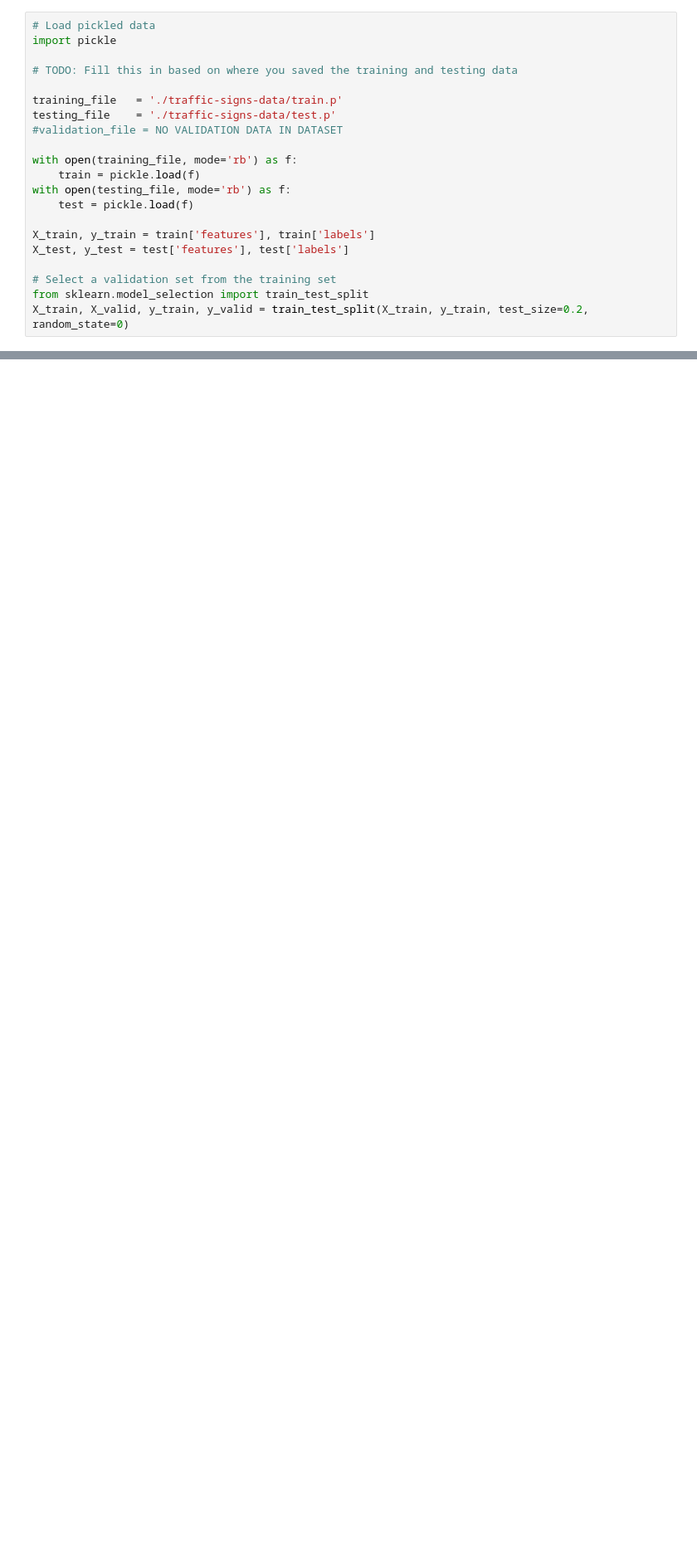
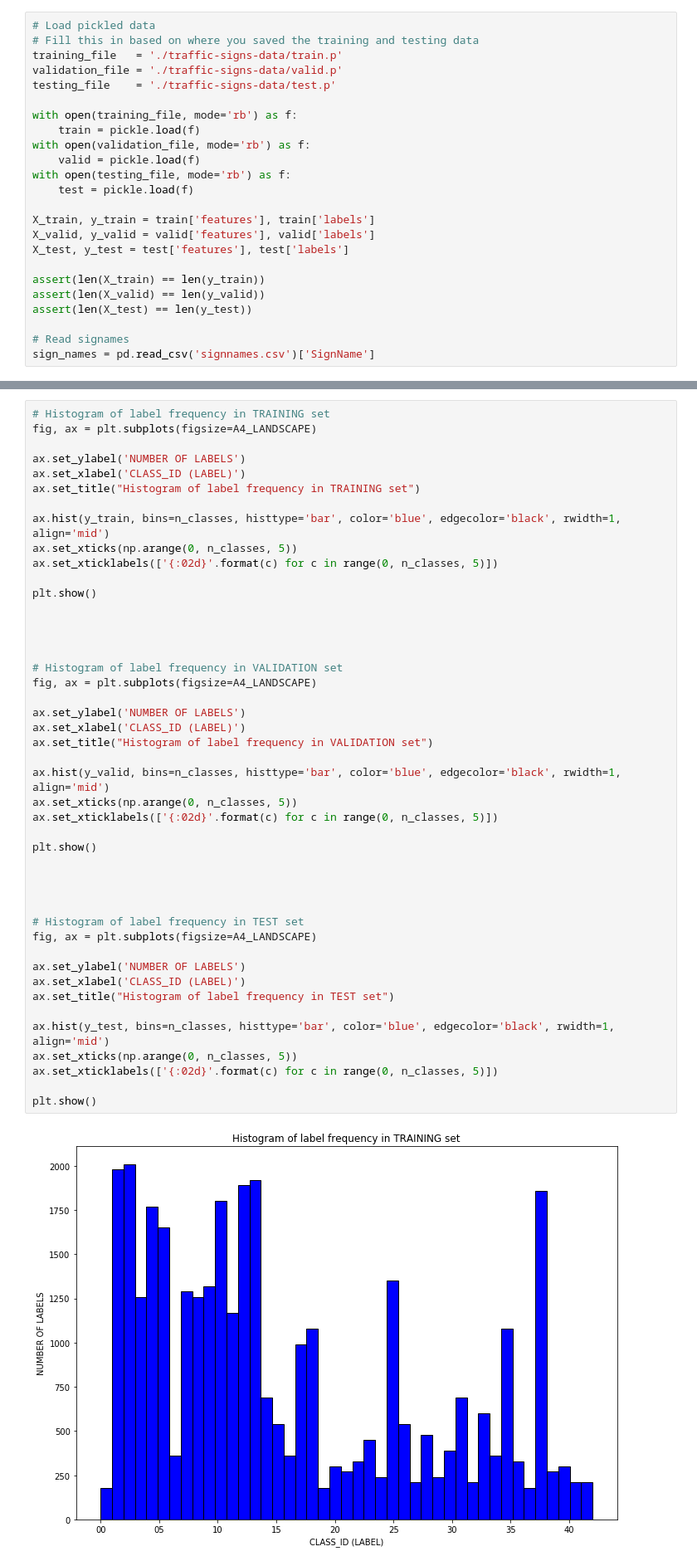
Before and after one commit to luk6xff/SelfDrivingCarND, a Jupyter notebook: CarND-Traffic-Sign-Classifier-P3/Traffic_Sign_Classifier.ipynb, the cells around one changed output, grey strips where cells are left out. Shown at 83% size. Drawn from its saved outputs; the diff is of its cells as text; blank space fills up the shorter version.

```diff
--- a/CarND-Traffic-Sign-Classifier-P3/Traffic_Sign_Classifier.ipynb
+++ b/CarND-Traffic-Sign-Classifier-P3/Traffic_Sign_Classifier.ipynb
@@ -28,24 +43,27 @@ The [rubric](https://review.udacity.com/#!/rubrics/481/view) contains "Stand Out
 # %%
 # Load pickled data
-import pickle
-
-# TODO: Fill this in based on where you saved the training and testing data
-
+# Fill this in based on where you saved the training and testing data
 training_file   = './traffic-signs-data/train.p'
+validation_file = './traffic-signs-data/valid.p'
 testing_file    = './traffic-signs-data/test.p'
-#validation_file = NO VALIDATION DATA IN DATASET
 
 with open(training_file, mode='rb') as f:
     train = pickle.load(f)
+with open(validation_file, mode='rb') as f:
+    valid = pickle.load(f)
 with open(testing_file, mode='rb') as f:
     test = pickle.load(f)
 
 X_train, y_train = train['features'], train['labels']
+X_valid, y_valid = valid['features'], valid['labels']
 X_test, y_test = test['features'], test['labels']
 
-# Select a validation set from the training set
-from sklearn.model_selection import train_test_split
-X_train, X_valid, y_train, y_valid = train_test_split(X_train, y_train, test_size=0.2, random_state=0)
+assert(len(X_train) == len(y_train))
+assert(len(X_valid) == len(y_valid))
+assert(len(X_test) == len(y_test))
+
+# Read signames
+sign_names = pd.read_csv('signnames.csv')['SignName']
 # %% [markdown]
 ---
 
@@ -139,0 +153,47 @@ IndexError: index 4 is out of bounds for axis 1 with size 4
+# %%
+# Histogram of label frequency in TRAINING set
+fig, ax = plt.subplots(figsize=A4_LANDSCAPE)
+
+ax.set_ylabel('NUMBER OF LABELS')
+ax.set_xlabel('CLASS_ID (LABEL)')
+ax.set_title("Histogram of label frequency in TRAINING set")
+
+ax.hist(y_train, bins=n_classes, histtype='bar', color='blue', edgecolor='black', rwidth=1, align='mid')
+ax.set_xticks(np.arange(0, n_classes, 5))
+ax.set_xticklabels(['{:02d}'.format(c) for c in range(0, n_classes, 5)])
+
+plt.show()
+
+
+
+
+# Histogram of label frequency in VALIDATION set
+fig, ax = plt.subplots(figsize=A4_LANDSCAPE)
+
+ax.set_ylabel('NUMBER OF LABELS')
+ax.set_xlabel('CLASS_ID (LABEL)')
+ax.set_title("Histogram of label frequency in VALIDATION set")
+
+ax.hist(y_valid, bins=n_classes, histtype='bar', color='blue', edgecolor='black', rwidth=1, align='mid')
+ax.set_xticks(np.arange(0, n_classes, 5))
+ax.set_xticklabels(['{:02d}'.format(c) for c in range(0, n_classes, 5)])
+
+plt.show()
+
+
+
+
+# Histogram of label frequency in TEST set
+fig, ax = plt.subplots(figsize=A4_LANDSCAPE)
+
+ax.set_ylabel('NUMBER OF LABELS')
+ax.set_xlabel('CLASS_ID (LABEL)')
+ax.set_title("Histogram of label frequency in TEST set")
+
+ax.hist(y_test, bins=n_classes, histtype='bar', color='blue', edgecolor='black', rwidth=1, align='mid')
+ax.set_xticks(np.arange(0, n_classes, 5))
+ax.set_xticklabels(['{:02d}'.format(c) for c in range(0, n_classes, 5)])
+
+plt.show()
+# %% [output]
+[figure, added]
```
Also changed, not shown: parts of 24 cells of this notebook.
